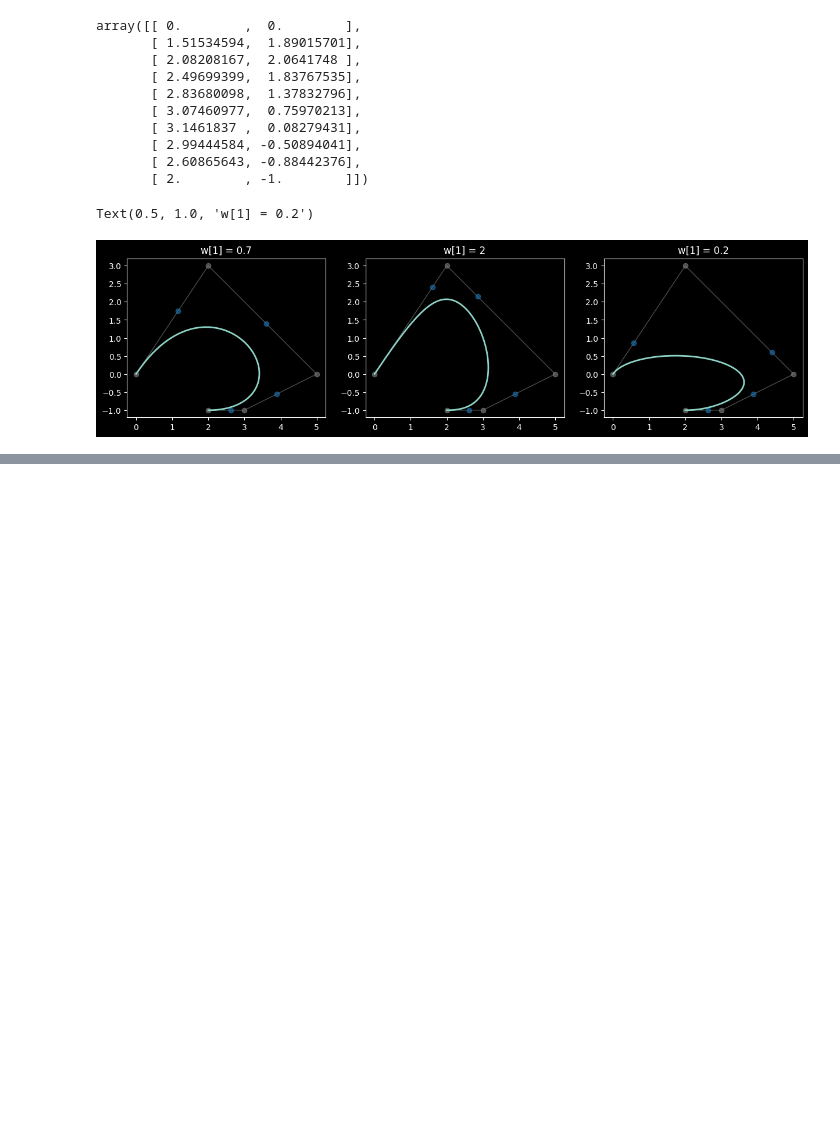
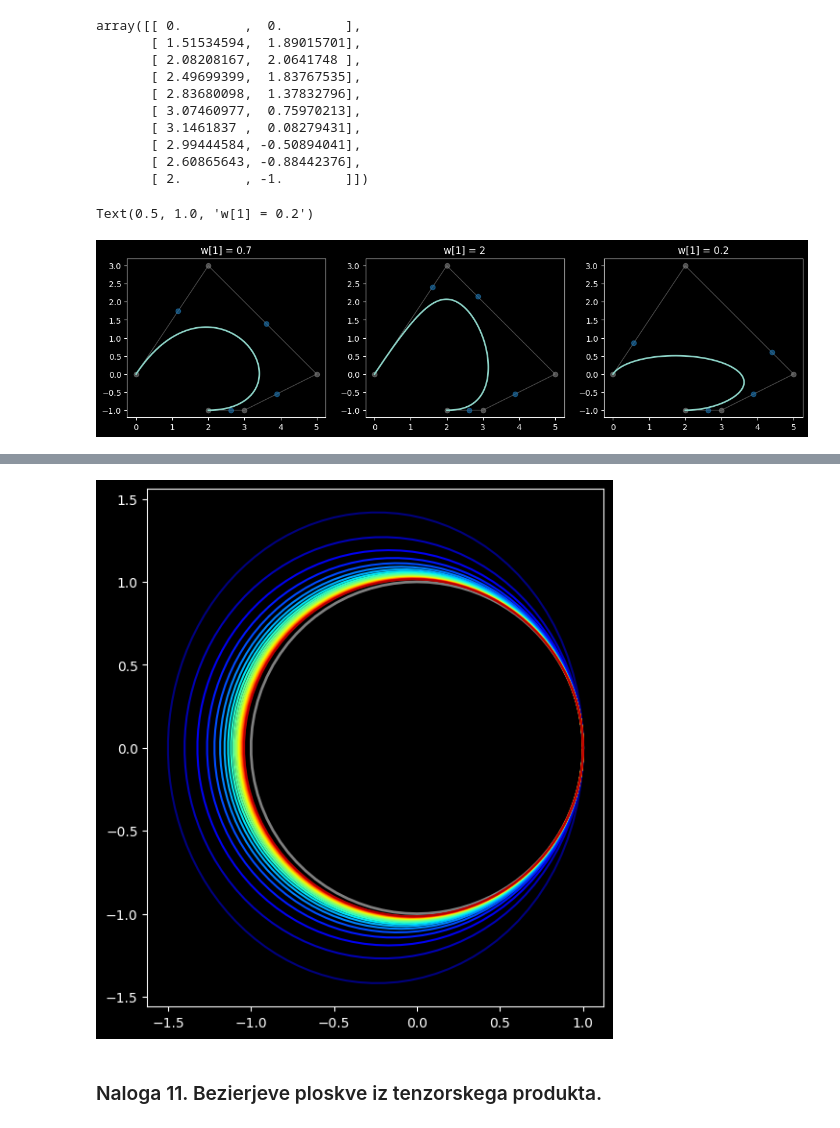
Before and after one commit to njezersek/racunalnisko-podprto-geometrijsko-oblikovanje, a Jupyter notebook: vaje-py/main.ipynb, the cells around one changed output, grey strips where cells are left out. Cells and saved outputs as stored; diff of their text form; code cells hidden in the pictures; blank space fills up the shorter version.

```diff
--- a/vaje-py/main.ipynb
+++ b/vaje-py/main.ipynb
@@ -372,0 +373,6 @@ Text(0.5, 1.0, 'w[1] = 0.2')
+# %%
+B = matlab("1 0; 1 4; -3 2; -3 -2; 1 -4; 1 0")
+w = matlab("1; 1/5; 1/5; 1/5; 1/5; 1")
+
+Be, we = rbezierelv(B, w, 1)
+Be, we
@@ -372,0 +413,20 @@ Text(0.5, 1.0, 'w[1] = 0.2')
+# %%
+t = np.linspace(0, 1, 100)
+b = rbezier(B, w, t)
+N = 20
+
+plt.figure(figsize=(7,7))
+plt.plot(b[:,0], b[:,1], color="tab:gray", linewidth=2)
+
+Be, we = B.copy(), w.copy()
+cmap = plt.get_cmap("jet")
+for i in range(N):
+	Be, we = rbezierelv(Be.copy(), we.copy())
+	b = bezier(Be, t)
+	plt.plot(b[:,0], b[:,1], color=cmap(i/N))
+
+plt.gca().set_aspect('equal')
+# %% [output]
+[figure, added]
+# %% [markdown]
+### Naloga 11. Bezierjeve ploskve iz tenzorskega produkta.
```
Also changed, not shown: parts of 56 cells of this notebook, 56 other files.
